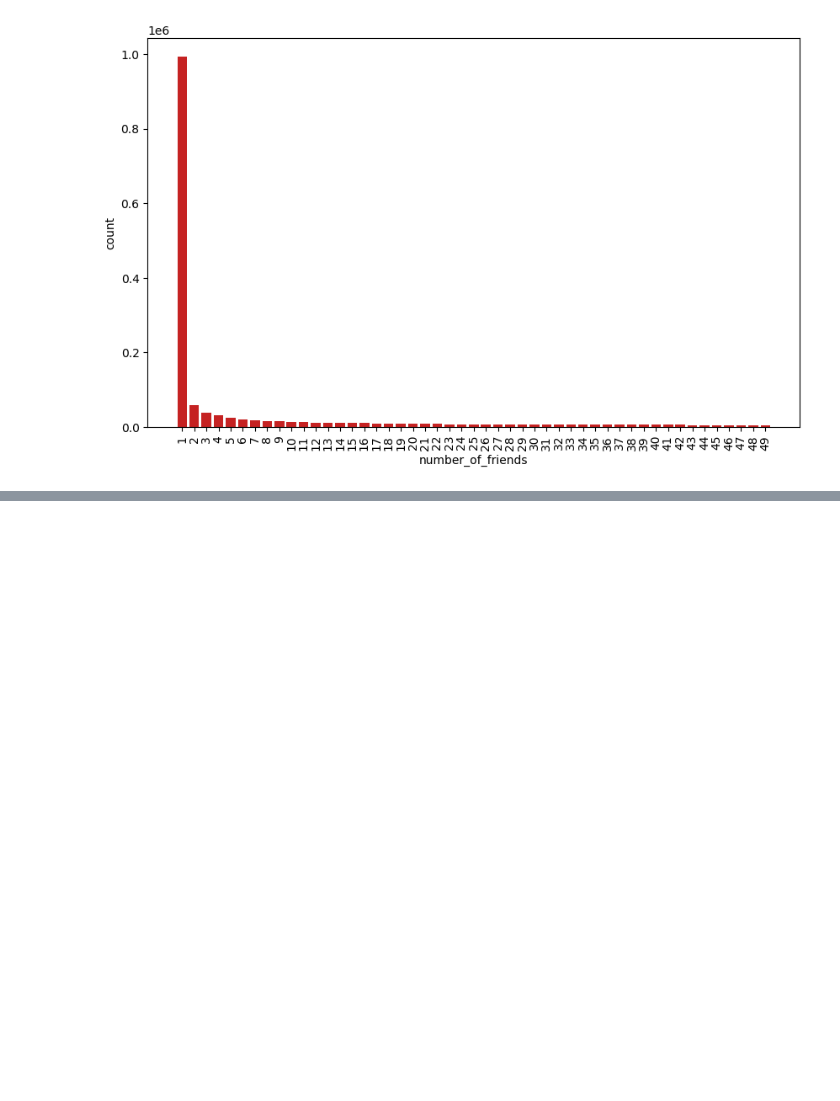
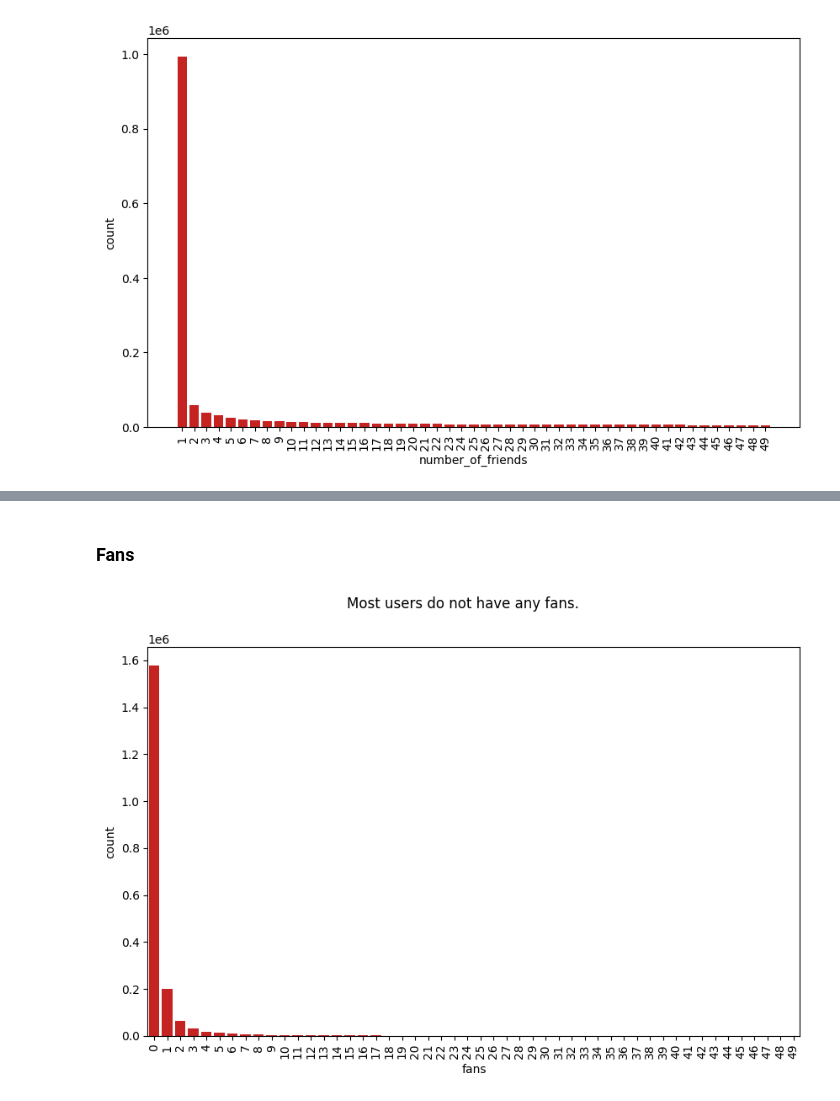
Before and after one commit to xkello/ISA-Team-8, a Jupyter notebook: EDA_basic.ipynb, the cells around one changed output, grey strips where cells are left out. Cells and saved outputs as stored; diff of their text form; code cells hidden in the pictures; blank space fills up the shorter version.

```diff
--- a/EDA_basic.ipynb
+++ b/EDA_basic.ipynb
@@ -770,0 +791,10 @@ plt.plot()
+# %% [markdown]
+### Fans
+# %%
+plt.figure(figsize=(10, 6))
+fig = sns.countplot(data=user[user["fans"] < 50], x="fans", color=YELP_RED)
+plt.xticks(rotation=90)
+plt.suptitle("Most users do not have any fans.")
+plt.show()
+# %% [output]
+[figure, added]
```
Also changed, not shown: parts of 11 cells of this notebook, 1 other file.
